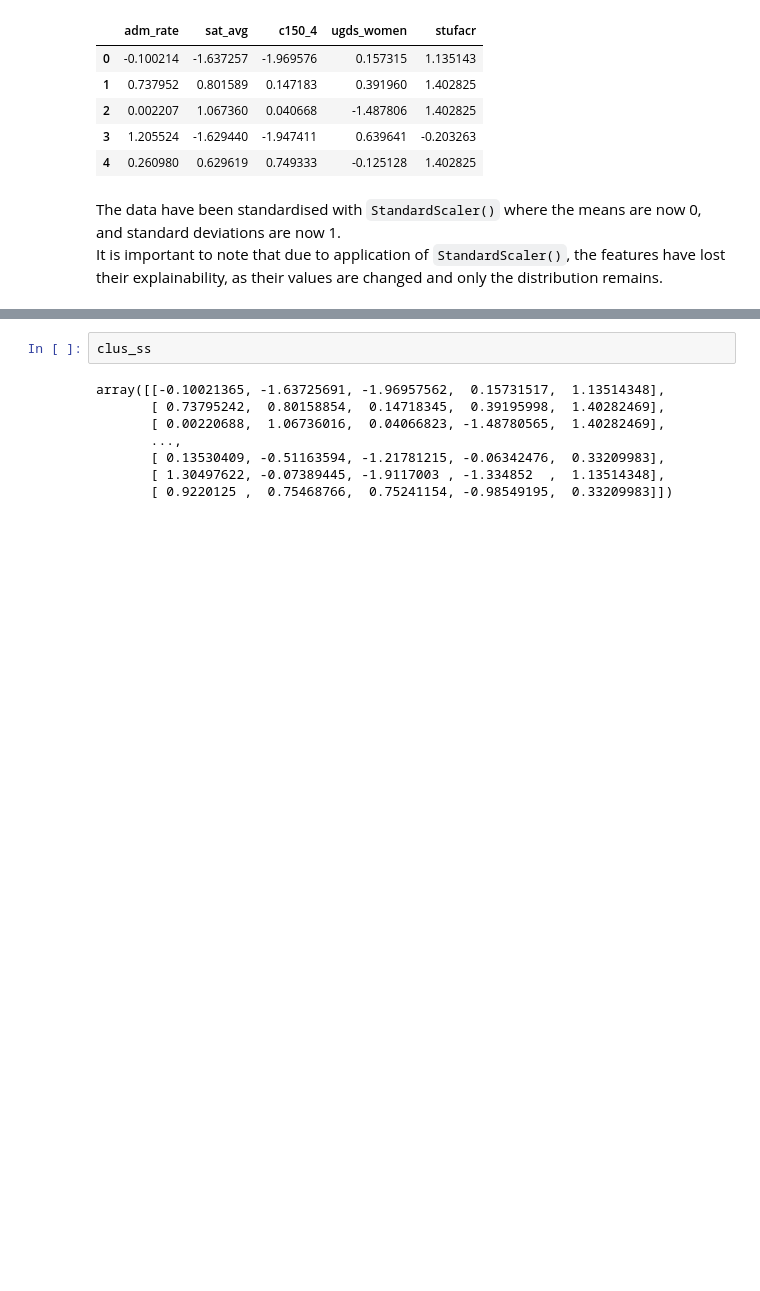
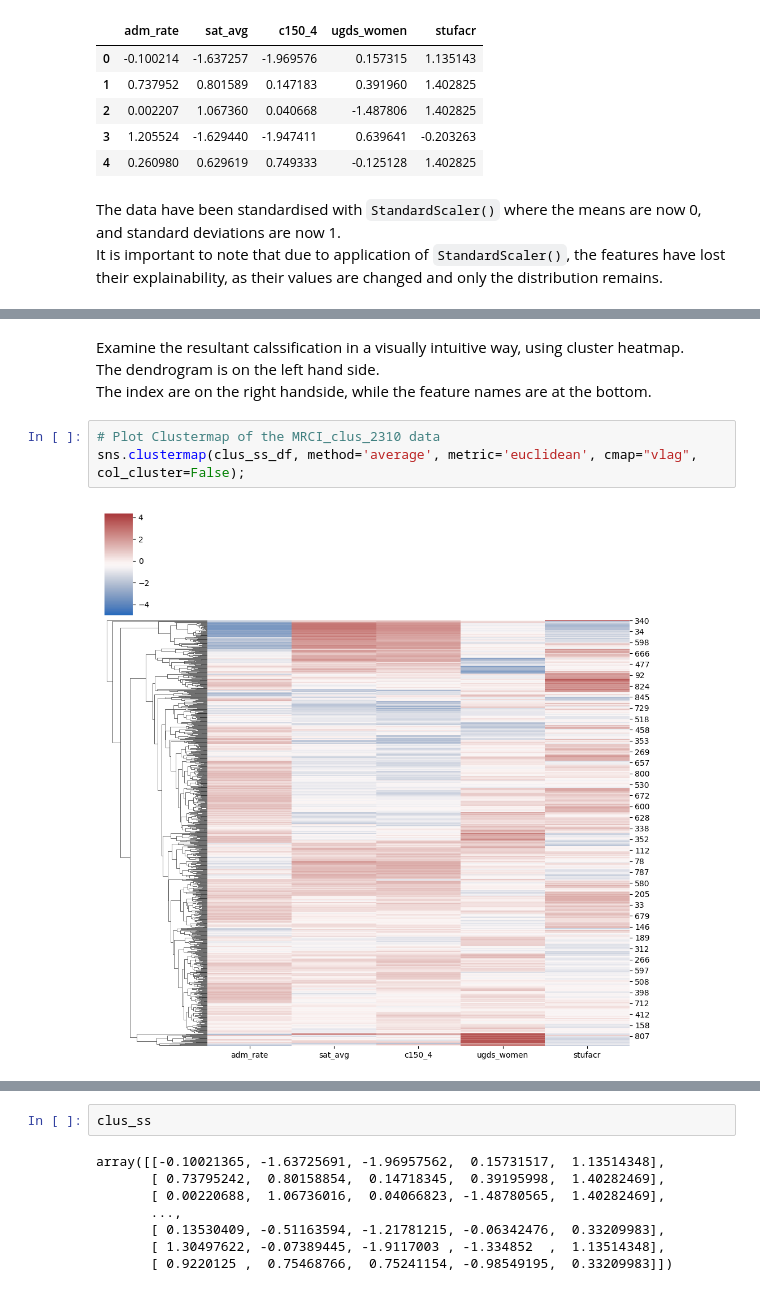
Before and after one commit to Luke-zm/Completed-Data-Courses-for-Masters, a Jupyter notebook: IND5003/take_home_exam/IND5003_THE_ZHONG_ZHIMING.ipynb, the cells around one changed output, grey strips where cells are left out. Cells and saved outputs as stored; diff of their text form; blank space fills up the shorter version.

```diff
--- a/IND5003/take_home_exam/IND5003_THE_ZHONG_ZHIMING.ipynb
+++ b/IND5003/take_home_exam/IND5003_THE_ZHONG_ZHIMING.ipynb
@@ -273,0 +348,9 @@ The optimal number of clusters for average linkage is 2, with a silhouette score
+# %% [markdown]
+Examine the resultant calssification in a visually intuitive way, using cluster heatmap.
+The dendrogram is on the left hand side.
+The index are on the right handside, while the feature names are at the bottom.
+# %%
+# Plot Clustermap of the MRCI_clus_2310 data
+sns.clustermap(clus_ss_df, method='average', metric='euclidean', cmap="vlag", col_cluster=False);
+# %% [output]
+[figure, added]
```
Also changed, not shown: parts of 32 cells of this notebook, 1 other file.
